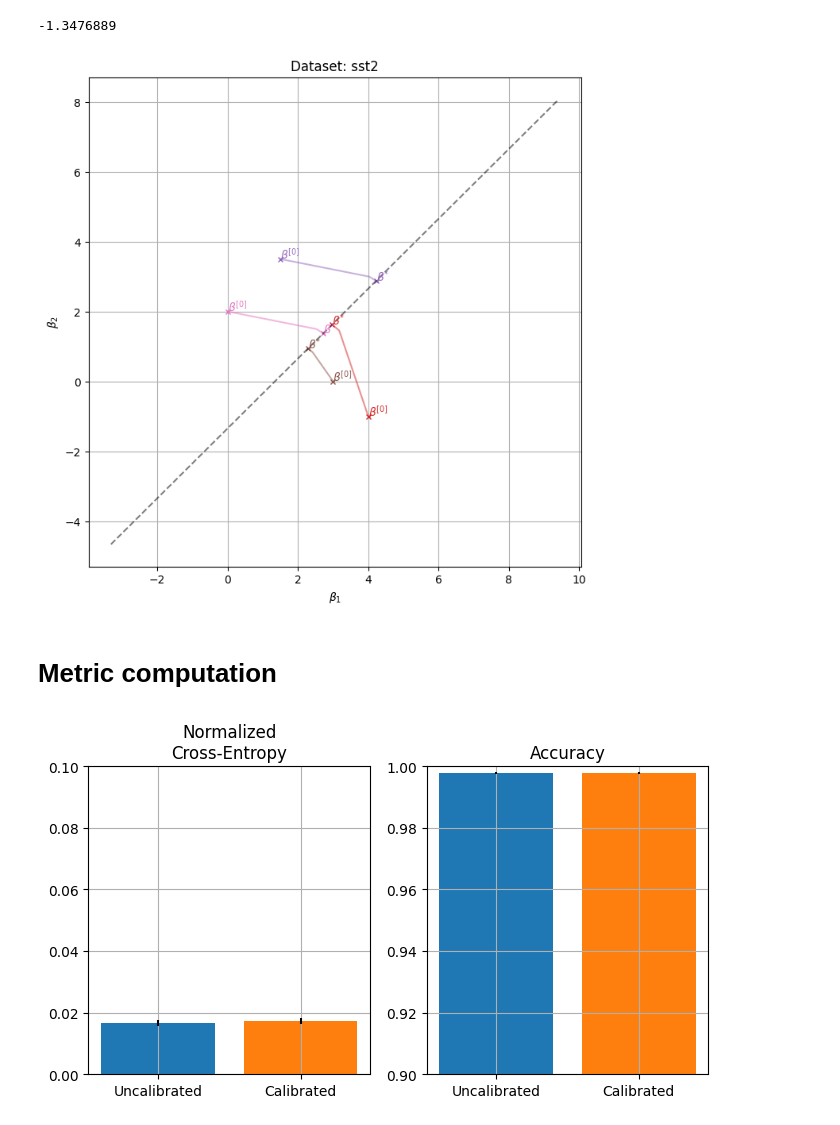
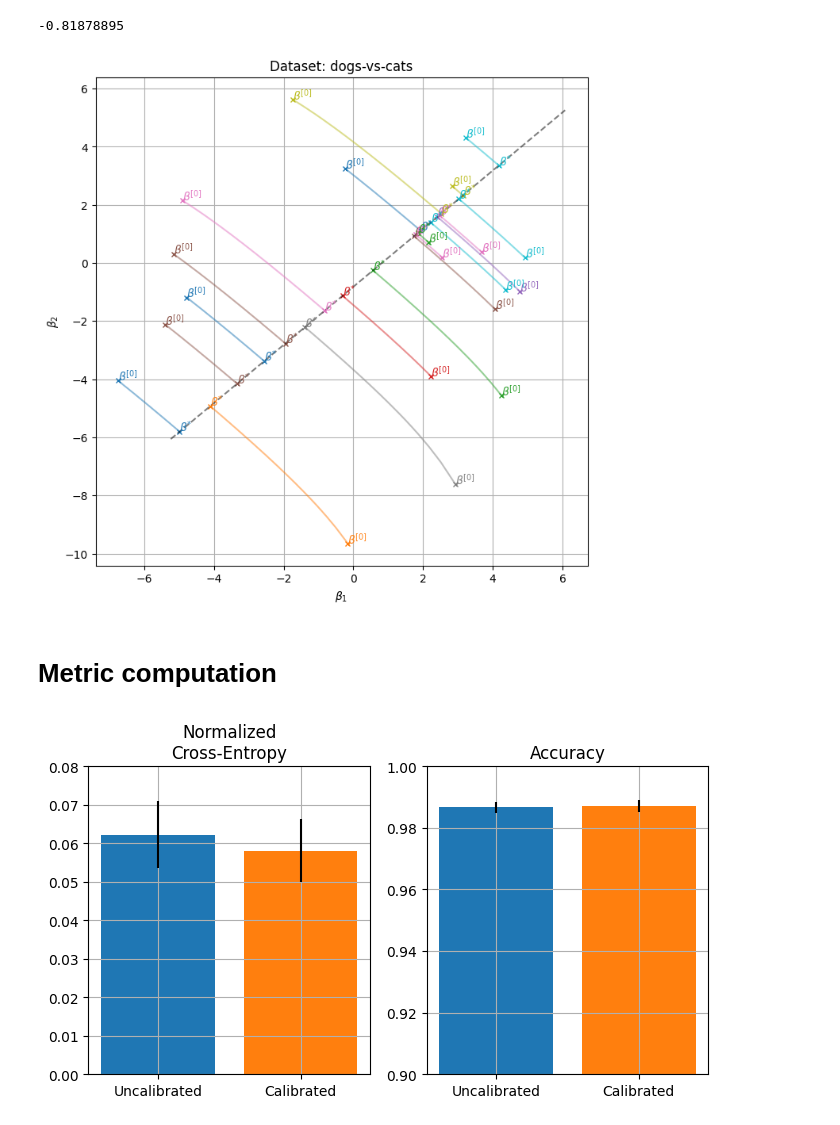
Before and after one commit to LautaroEst/sucpa-convergence, a Jupyter notebook: notebooks/plots.ipynb, the cells around one changed output. Saved outputs shown, nothing was run; the diff lists cells and outputs as text; code cells hidden in the pictures.

```diff
--- a/notebooks/plots.ipynb
+++ b/notebooks/plots.ipynb
@@ -100,18 +103,20 @@ def plot_results(dataset, results_dirs, plot_gradient=False):
     return fig, ax
 
 
-dataset = "sst2"
+# dataset = "sst2"
 # dataset = "mnli"
-# dataset = "dogs-vs-cats"
+dataset = "dogs-vs-cats"
 
 fig, ax = plot_results(
     dataset=dataset,
     results_dirs=os.listdir(f"../results/dataset={dataset}/"),
     plot_gradient=False
 )
+# ax.set_xlim(-2, 0)
+# ax.set_ylim(-4, 0)
 # %% [output]
--1.3476889
+-0.81878895
-[figure, old version]
+[figure, new version]
 # %% [markdown]
 # Metric computation
 # %%
@@ -121,13 +126,17 @@ import pandas as pd
 import torch
 import matplotlib.pyplot as plt
 
-split = "train"
+split = "test"
+# split = "validation"
+prefix = ""
 dataset = "dogs-vs-cats"
+# dataset = "sst2"
 steps = 500
+# steps = 10
 bootstrap = 100
 random_state = 871283
-logits = torch.from_numpy(np.load(f"../data/dogs-vs-cats/{split}_logits.npy"))
-labels = torch.from_numpy(np.load(f"../data/dogs-vs-cats/{split}_labels.npy"))
+logits = torch.from_numpy(np.load(f"../data/{dataset}/{prefix}{split}_logits.npy"))
+labels = torch.from_numpy(np.load(f"../data/{dataset}/{prefix}{split}_labels.npy"))
 
 metrics = ["norm_cross_entropy", "accuracy"]
 results = defaultdict(list)
@@ -144,19 +153,19 @@ for metric in metrics:
 results = pd.DataFrame(results)
 # %%
 short_metrics = {
-    "norm_cross_entropy": {"name": "Normalized\nCross-Entropy", "ylim": (0, 0.1)},
+    "norm_cross_entropy": {"name": "Normalized\nCross-Entropy", "ylim": (0, 0.08)},
     "accuracy": {"name": "Accuracy", "ylim": (0.9, 1)}
 }
 
 fig, axes = plt.subplots(1, len(metrics), figsize=(8, 4))
 bars = results.groupby("metric").agg(["mean", "std"])
 for metric, ax in zip(metrics, axes):
     ax.bar([0], bars.loc[metric, ("uncal_logits", "mean")], yerr=bars.loc[metric, ("uncal_logits", "std")])
     ax.bar([1], bars.loc[metric, ("cal_logits", "mean")], yerr=bars.loc[metric, ("cal_logits", "std")])
     ax.set_title(short_metrics[metric]["name"])
     ax.set_xticks([0, 1])
     ax.set_xticklabels(["Uncalibrated", "Calibrated"])
     ax.set_ylim(short_metrics[metric]["ylim"])
     ax.grid(True)
 # %% [output]
-[figure, old version]
+[figure, new version]
```
Also changed, not shown: parts of 1 cell of this notebook, 15 other files.
